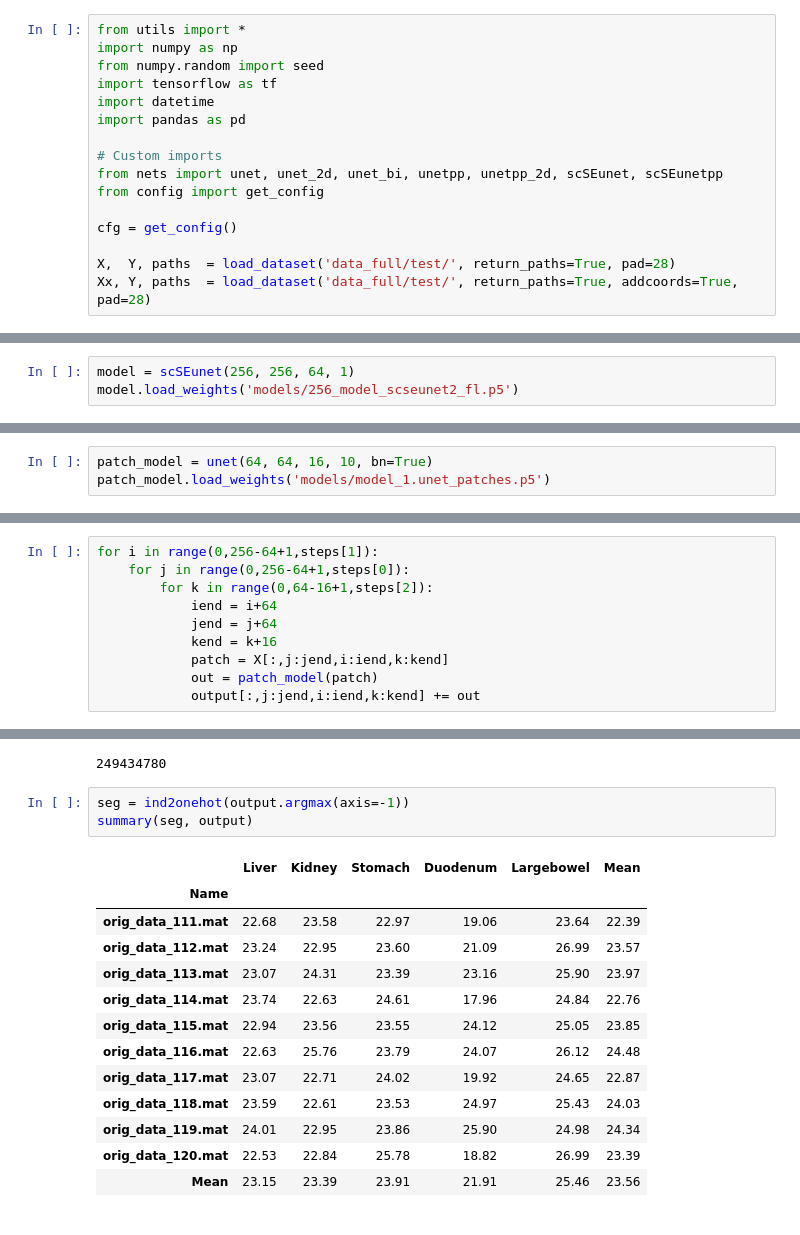
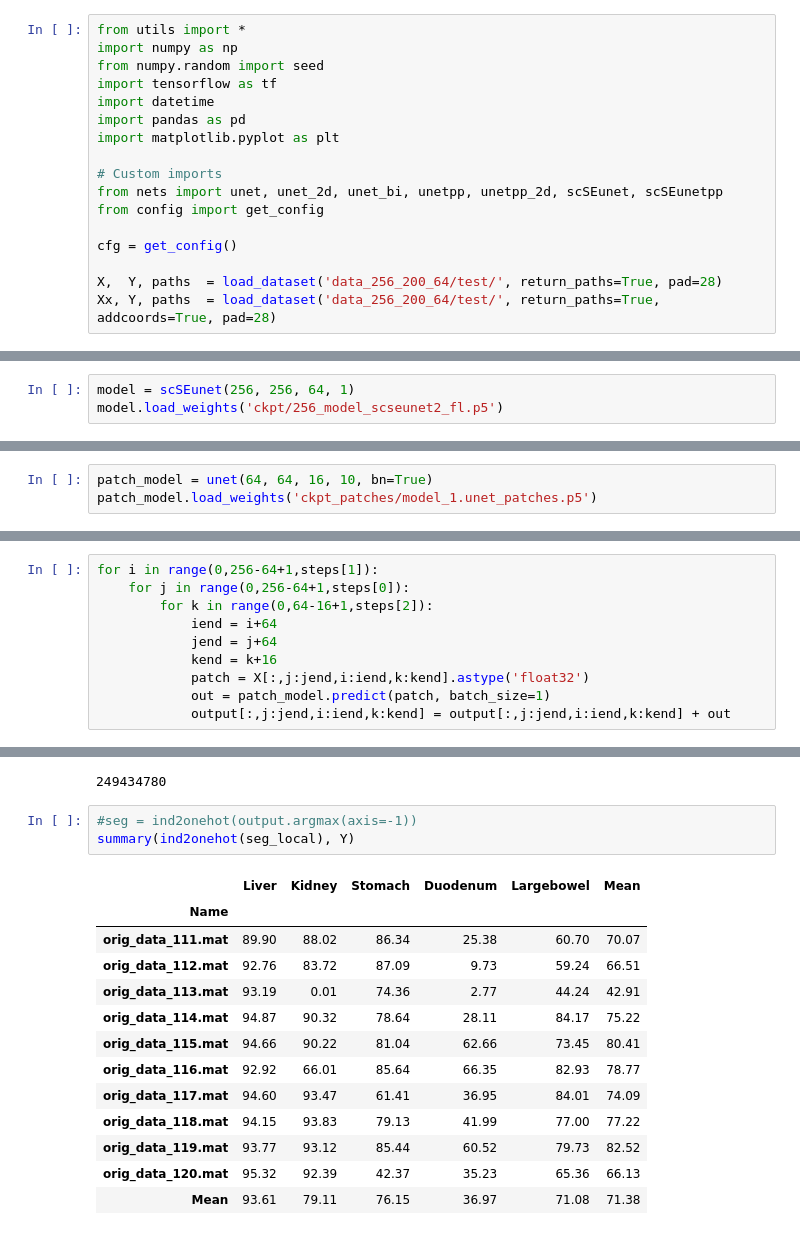
Before and after one commit to imadtoubal/3D-UNET, a Jupyter notebook: test_patches.ipynb, the cells around one changed output, grey strips where cells are left out. Saved outputs shown, nothing was run; the diff lists cells and outputs as text.

```diff
--- a/test_patches.ipynb
+++ b/test_patches.ipynb
@@ -5,6 +5,7 @@ from numpy.random import seed
 import tensorflow as tf
 import datetime
 import pandas as pd
+import matplotlib.pyplot as plt
 
 # Custom imports
 from nets import unet, unet_2d, unet_bi, unetpp, unetpp_2d, scSEunet, scSEunetpp
@@ -12,10 +13,10 @@ from config import get_config
 
 cfg = get_config()
 
-X,  Y, paths  = load_dataset('data_full/test/', return_paths=True, pad=28)
-Xx, Y, paths  = load_dataset('data_full/test/', return_paths=True, addcoords=True, pad=28)
+X,  Y, paths  = load_dataset('data_256_200_64/test/', return_paths=True, pad=28)
+Xx, Y, paths  = load_dataset('data_256_200_64/test/', return_paths=True, addcoords=True, pad=28)
 # %% [output]
 Using TensorFlow backend.
 # %%
 model = scSEunet(256, 256, 64, 1)
-model.load_weights('models/256_model_scseunet2_fl.p5')
+model.load_weights('ckpt/256_model_scseunet2_fl.p5')
@@ -82,7 +100,7 @@ output.shape
 (10, 256, 256, 64, 6)
 # %%
 patch_model = unet(64, 64, 16, 10, bn=True)
-patch_model.load_weights('models/model_1.unet_patches.p5')
+patch_model.load_weights('ckpt_patches/model_1.unet_patches.p5')
 # %%
 steps = (32,32,8)
 # %%
@@ -92,6 +110,6 @@ for i in range(0,256-64+1,steps[1]):
             iend = i+64
             jend = j+64
             kend = k+16
-            patch = X[:,j:jend,i:iend,k:kend]
-            out = patch_model(patch)
-            output[:,j:jend,i:iend,k:kend] += out
+            patch = X[:,j:jend,i:iend,k:kend].astype('float32')
+            out = patch_model.predict(patch, batch_size=1)
+            output[:,j:jend,i:iend,k:kend] = output[:,j:jend,i:iend,k:kend] + out
@@ -151,19 +143,19 @@ Exporting...
 # %% [output]
 249434780
 # %%
-seg = ind2onehot(output.argmax(axis=-1))
-summary(seg, output)
+#seg = ind2onehot(output.argmax(axis=-1))
+summary(ind2onehot(seg_local), Y)
 # %% [output]
 |  | Liver | Kidney | Stomach | Duodenum | Largebowel | Mean |
 | Name |  |  |  |  |  |  |
-| orig_data_111.mat | 22.68 | 23.58 | 22.97 | 19.06 | 23.64 | 22.39 |
-| orig_data_112.mat | 23.24 | 22.95 | 23.60 | 21.09 | 26.99 | 23.57 |
-| orig_data_113.mat | 23.07 | 24.31 | 23.39 | 23.16 | 25.90 | 23.97 |
-| orig_data_114.mat | 23.74 | 22.63 | 24.61 | 17.96 | 24.84 | 22.76 |
-| orig_data_115.mat | 22.94 | 23.56 | 23.55 | 24.12 | 25.05 | 23.85 |
-| orig_data_116.mat | 22.63 | 25.76 | 23.79 | 24.07 | 26.12 | 24.48 |
-| orig_data_117.mat | 23.07 | 22.71 | 24.02 | 19.92 | 24.65 | 22.87 |
-| orig_data_118.mat | 23.59 | 22.61 | 23.53 | 24.97 | 25.43 | 24.03 |
-| orig_data_119.mat | 24.01 | 22.95 | 23.86 | 25.90 | 24.98 | 24.34 |
-| orig_data_120.mat | 22.53 | 22.84 | 25.78 | 18.82 | 26.99 | 23.39 |
-| Mean | 23.15 | 23.39 | 23.91 | 21.91 | 25.46 | 23.56 |
+| orig_data_111.mat | 89.90 | 88.02 | 86.34 | 25.38 | 60.70 | 70.07 |
+| orig_data_112.mat | 92.76 | 83.72 | 87.09 | 9.73 | 59.24 | 66.51 |
+| orig_data_113.mat | 93.19 | 0.01 | 74.36 | 2.77 | 44.24 | 42.91 |
+| orig_data_114.mat | 94.87 | 90.32 | 78.64 | 28.11 | 84.17 | 75.22 |
+| orig_data_115.mat | 94.66 | 90.22 | 81.04 | 62.66 | 73.45 | 80.41 |
+| orig_data_116.mat | 92.92 | 66.01 | 85.64 | 66.35 | 82.93 | 78.77 |
+| orig_data_117.mat | 94.60 | 93.47 | 61.41 | 36.95 | 84.01 | 74.09 |
+| orig_data_118.mat | 94.15 | 93.83 | 79.13 | 41.99 | 77.00 | 77.22 |
+| orig_data_119.mat | 93.77 | 93.12 | 85.44 | 60.52 | 79.73 | 82.52 |
+| orig_data_120.mat | 95.32 | 92.39 | 42.37 | 35.23 | 65.36 | 66.13 |
+| Mean | 93.61 | 79.11 | 76.15 | 36.97 | 71.08 | 71.38 |
```
Also changed, not shown: parts of 8 cells of this notebook.
